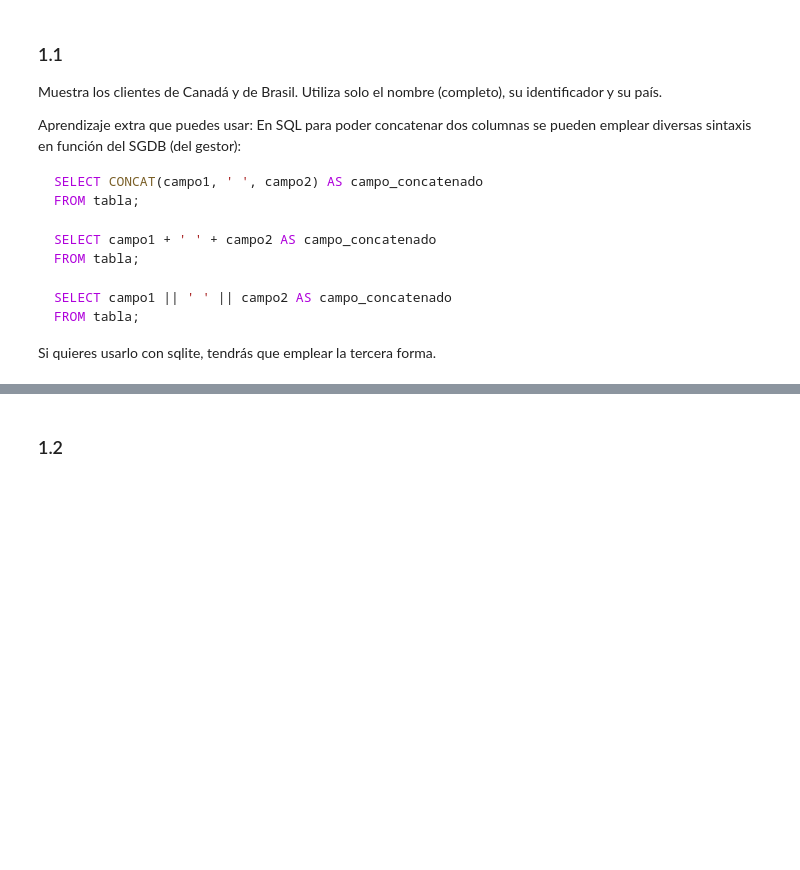
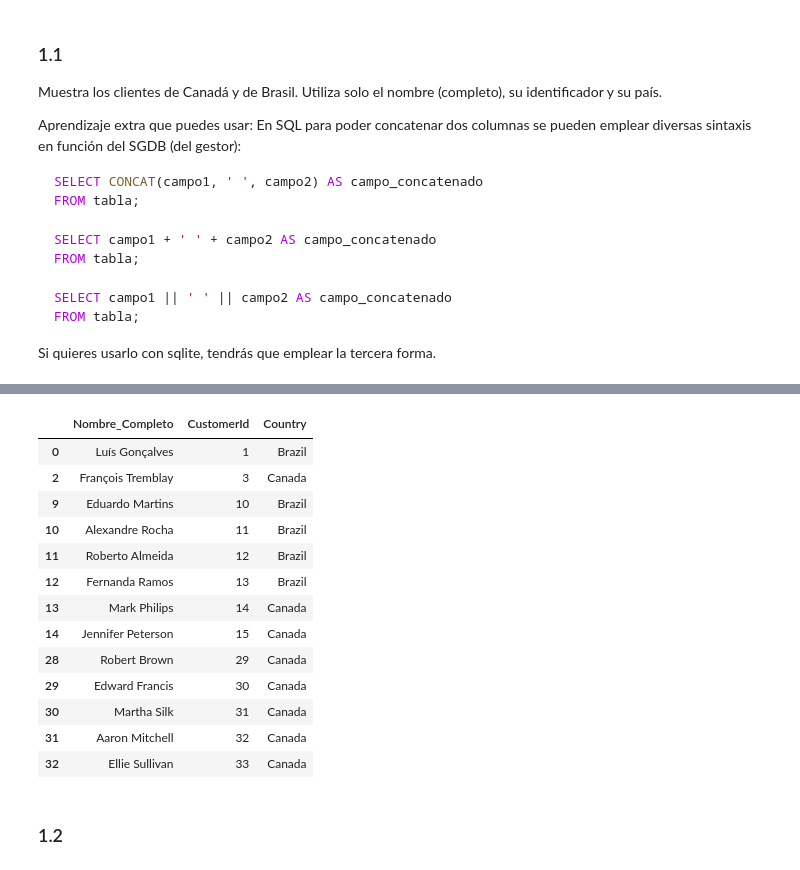
Before and after one commit to ds-online-tb/DS-Online, a Jupyter notebook: 03_Data_Analysis/Sprint_06/Unidad_01_Procesado_Datos_Internos_BBDD/03_Practica_Obligatoria/18_Practica_Obligatoria_SQL_danilo_castillo.ipynb, the cells around one changed output, grey strips where cells are left out. Saved outputs shown, nothing was run; the diff lists cells and outputs as text; code cells hidden in the pictures; blank space fills up the shorter version.

```diff
--- a/03_Data_Analysis/Sprint_06/Unidad_01_Procesado_Datos_Internos_BBDD/03_Practica_Obligatoria/18_Practica_Obligatoria_SQL_danilo_castillo.ipynb
+++ b/03_Data_Analysis/Sprint_06/Unidad_01_Procesado_Datos_Internos_BBDD/03_Practica_Obligatoria/18_Practica_Obligatoria_SQL_danilo_castillo.ipynb
@@ -76,3 +107,26 @@ query
+# %%
+# Pandas
+
+df = sql_query("SELECT * FROM customers")
+
+df["Nombre_Completo"] = df["FirstName"] + " " + df["LastName"]
+
+df.loc[df.Country.isin(["Canada","Brazil"]),["Nombre_Completo","CustomerId","Country"]]
+# %% [output]
+|  | Nombre_Completo | CustomerId | Country |
+| 0 | Luís Gonçalves | 1 | Brazil |
+| 2 | François Tremblay | 3 | Canada |
+| 9 | Eduardo Martins | 10 | Brazil |
+| 10 | Alexandre Rocha | 11 | Brazil |
+| 11 | Roberto Almeida | 12 | Brazil |
+| 12 | Fernanda Ramos | 13 | Brazil |
+| 13 | Mark Philips | 14 | Canada |
+| 14 | Jennifer Peterson | 15 | Canada |
+| 28 | Robert Brown | 29 | Canada |
+| 29 | Edward Francis | 30 | Canada |
+| 30 | Martha Silk | 31 | Canada |
+| 31 | Aaron Mitchell | 32 | Canada |
+| 32 | Ellie Sullivan | 33 | Canada |
 # %% [markdown]
 ### 1.2
 # %% [markdown]
```
Also changed, not shown: parts of 17 cells of this notebook.
